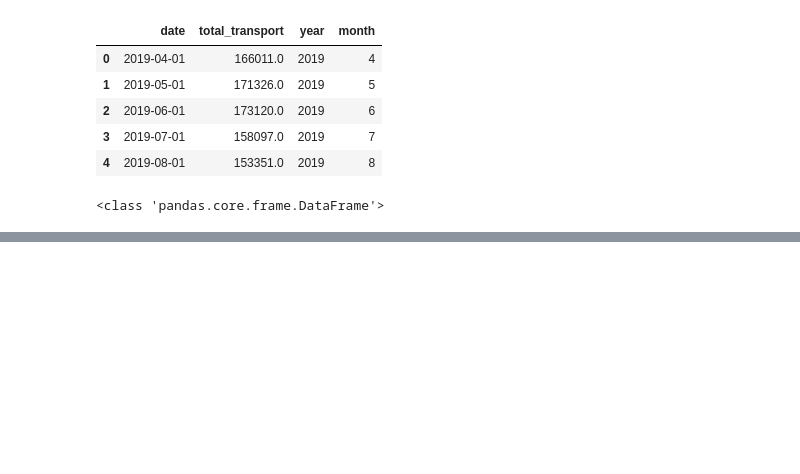
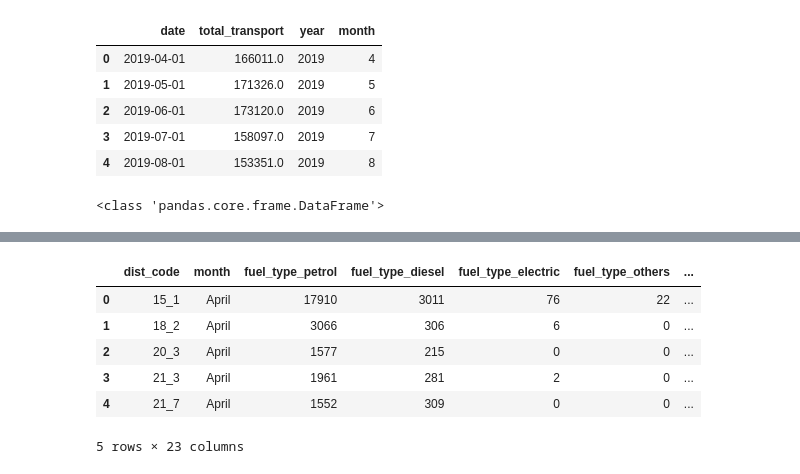
Before and after one commit to dipayanDNP/telangana-project, a Jupyter notebook: transport analysis.ipynb, the cells around one changed output, grey strips where cells are left out. Drawn from its saved outputs; the diff is of its cells as text; code cells hidden in the pictures; blank space fills up the shorter version.

Commit message:
variation of distric transport with month

```diff
--- a/transport analysis.ipynb
+++ b/transport analysis.ipynb
@@ -216,0 +221,2 @@ iplot(fig)
+# %%
+merged_df = pd.merge(df, df_dim_districts, on='dist_code', how='left')
@@ -216,0 +232,21 @@ iplot(fig)
+# %%
+merged_df['date'] = pd.to_datetime(merged_df['month'])
+
+# Extract year and month
+merged_df['year'] = merged_df['date'].dt.year
+merged_df['month'] = merged_df['date'].dt.month
+merged_df['year'] = merged_df['year'].astype(str)
+# %%
+merged_df['month'] = merged_df['month'].apply(lambda x: calendar.month_name[x])
+# %%
+merged_df['disp_date'] = merged_df['month'] + ' ' + merged_df['year']
+# %%
+merged_df.head()
+# %% [output]
+|  | dist_code | month | fuel_type_petrol | fuel_type_diesel | fuel_type_electric | fuel_type_others | ... |
+| 0 | 15_1 | April | 17910 | 3011 | 76 | 22 | ... |
+| 1 | 18_2 | April | 3066 | 306 | 6 | 0 | ... |
+| 2 | 20_3 | April | 1577 | 215 | 0 | 0 | ... |
+| 3 | 21_3 | April | 1961 | 281 | 2 | 0 | ... |
+| 4 | 21_7 | April | 1552 | 309 | 0 | 0 | ... |
+5 rows × 23 columns
```
Also changed, not shown: parts of 10 cells of this notebook.
